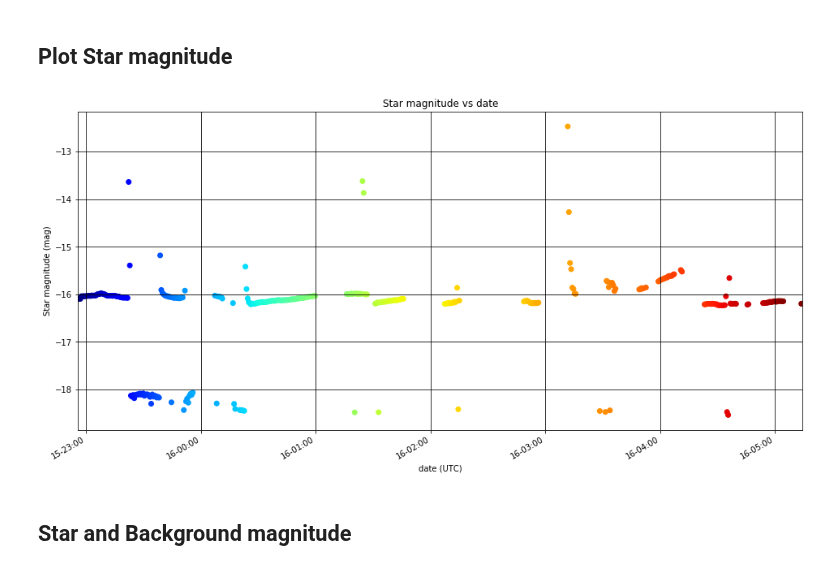
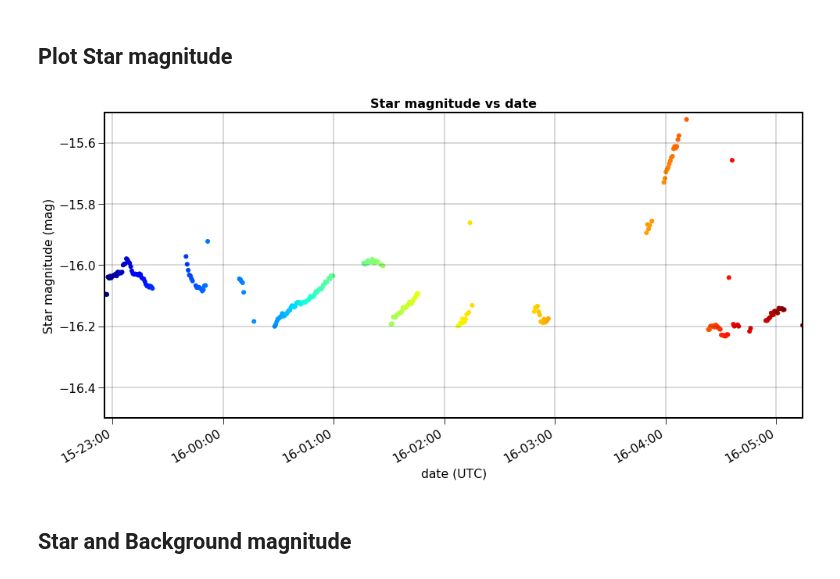
Before and after one commit to sylvielsstfr/SpectractorAnaAtm19, a Jupyter notebook: ana_20190215_HD116405_Filtre_None/AnaStarPhotometry.ipynb, the cells around one changed output. Saved outputs shown, nothing was run; the diff lists cells and outputs as text; code cells hidden in the pictures.

```diff
--- a/ana_20190215_HD116405_Filtre_None/AnaStarPhotometry.ipynb
+++ b/ana_20190215_HD116405_Filtre_None/AnaStarPhotometry.ipynb
@@ -18,6 +23,27 @@ from scipy.interpolate import interp1d
 from astropy.time import Time
 # %%
 from astropy.table import Table,QTable
+# %%
+plt.rcParams["axes.labelsize"]="large"
+plt.rcParams["axes.linewidth"]=2.0
+plt.rcParams["xtick.major.size"]=8
+plt.rcParams["ytick.major.size"]=8
+plt.rcParams["ytick.minor.size"]=5
+plt.rcParams["xtick.labelsize"]="large"
+plt.rcParams["ytick.labelsize"]="large"
+
+plt.rcParams["figure.figsize"]=(10,10)
+plt.rcParams['axes.titlesize'] = 16
+plt.rcParams['axes.titleweight'] = 'bold'
+#plt.rcParams['axes.facecolor'] = 'blue'
+plt.rcParams['xtick.direction'] = 'out'
+plt.rcParams['ytick.direction'] = 'out'
+plt.rcParams['lines.markeredgewidth'] = 0.3 # the line width around the marker symbol
+plt.rcParams['lines.markersize'] = 5  # markersize, in points
+plt.rcParams['grid.alpha'] = 0.75 # transparency, between 0.0 and 1.0
+plt.rcParams['grid.linestyle'] = '-' # simple line
+plt.rcParams['grid.linewidth'] = 0.4 # in points
+plt.rcParams['font.size'] = 13
 # %% [markdown]
 # Import Data
 # %%
@@ -132,7 +177,7 @@ def PlotStarmagBkgvsUTC(ifig,all_datetime, all_starmag,all_bkgmag,all_starmag_er
     plt.show()
 # %%
 #---------------------------------------------------------------
-def PlotStarmagvsUTC(ifig,all_datetime, all_starmag,all_starmag_err):
+def PlotStarmagvsUTC(ifig,all_datetime, all_starmag,all_starmag_err,YMIN,YMAX):
     """
 
     :param ifig:
@@ -170,6 +215,8 @@ def PlotStarmagvsUTC(ifig,all_datetime, all_starmag,all_starmag_err):
     plt.gcf().autofmt_xdate()
 
     plt.xlim(all_datetime[0], all_datetime[-1])
+    if YMIN!=0 or YMAX!=0:
+        plt.ylim(YMIN,YMAX)
 
     plt.grid(True, color="k")
     plt.xlabel("date (UTC)")
@@ -193,9 +240,9 @@ all_datetime = [Time(d,format='isot', scale='utc').to_datetime()  for d in t["da
 # %% [markdown]
 ## Plot Star magnitude
 # %%
-PlotStarmagvsUTC(ifig,all_datetime,t["starmag"],t["starmagerr"])
+PlotStarmagvsUTC(ifig,all_datetime,t["starmag"],t["starmagerr"],YMIN=-16.5,YMAX=-15.5)
 # %% [output]
-[figure, old version]
+[figure, new version]
 # %% [markdown]
 ## Star and Background magnitude
 # %%
```
Also changed, not shown: parts of 29 cells of this notebook.
